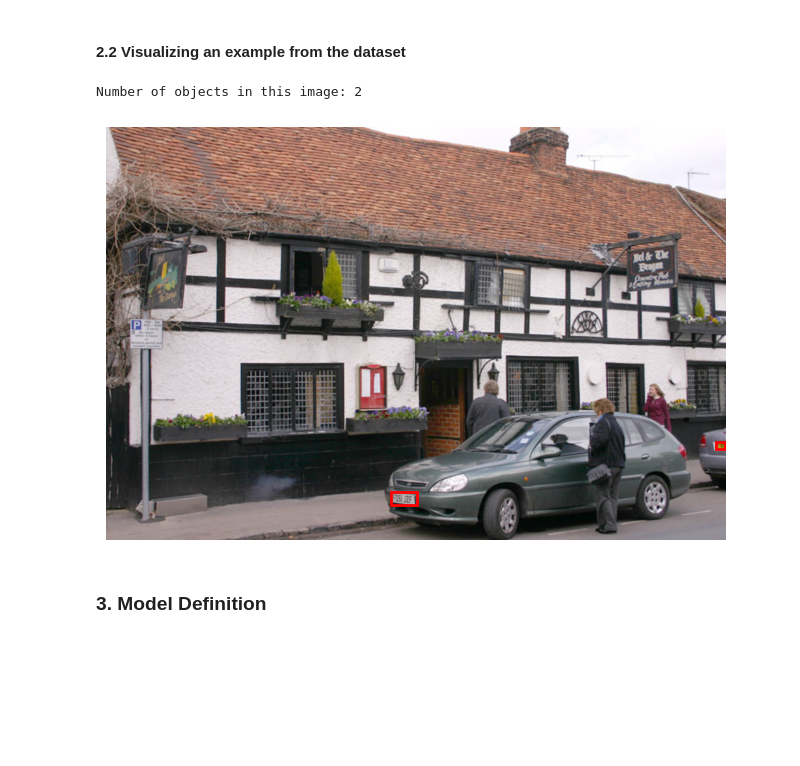
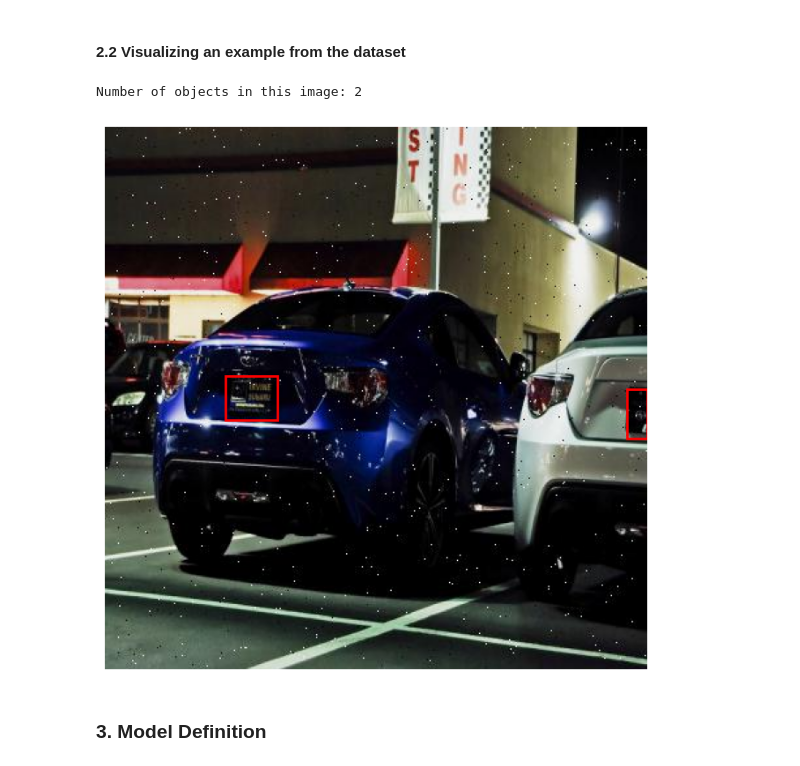
Before and after one commit to C3l3stin/ICVIS_project, a Jupyter notebook: notebooks/celestin.ipynb, the cells around one changed output. Drawn from its saved outputs; the diff is of its cells as text; code cells hidden in the pictures; blank space fills up the shorter version.

```diff
--- a/notebooks/celestin.ipynb
+++ b/notebooks/celestin.ipynb
@@ -98,12 +98,12 @@ test_dataset  = PlateDataset(image_dir + "/test",  label_dir + "/test")
 #### 2.2 Visualizing an example from the dataset
 # %%
 # Get one sample
-img, targets = train_dataset[0]  # img: Tensor [C,H,W], targets: Tensor [[x, y, w, h]]
+img, targets = train_dataset[198]  # img: Tensor [C,H,W], targets: Tensor [[x, y, w, h]]
 
 display_image_with_bboxes(img, targets)
 # %% [output]
 Number of objects in this image: 2
-[figure, old version]
+[figure, new version]
 # %% [markdown]
 ### 3. Model Definition
 # %% [markdown]
```
Also changed, not shown: 1 other file.
